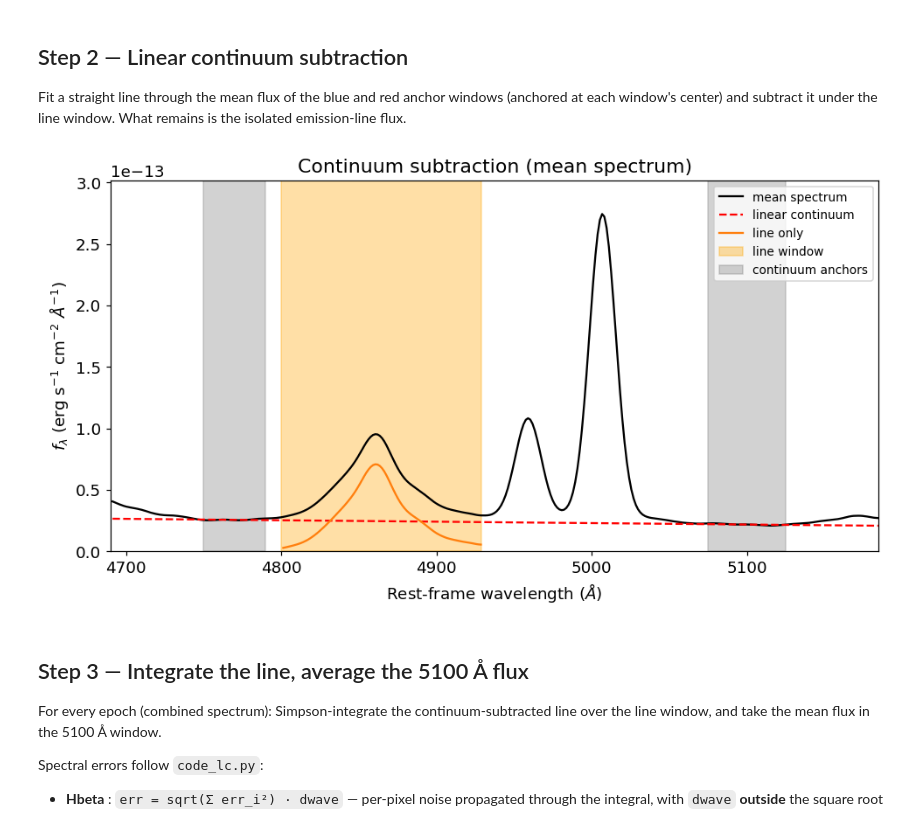
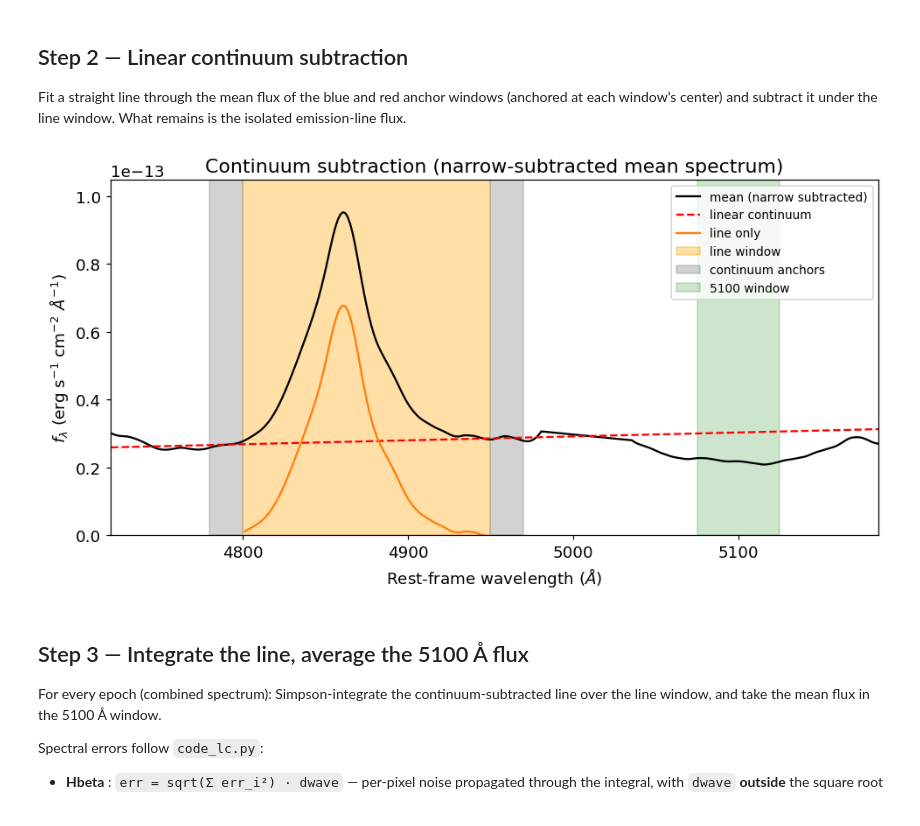
Before and after one commit to kaiwen-kakuiii/reu_2026, a Jupyter notebook: spec_lc_pipeline.ipynb, the cells around one changed output. Saved outputs shown, nothing was run; the diff lists cells and outputs as text; code cells hidden in the pictures.

Commit message:
major change to the pipeline
Do narrow subtraction at first, enable broad hbeta flux measurment underneath oiii lines.

```diff
--- a/spec_lc_pipeline.ipynb
+++ b/spec_lc_pipeline.ipynb
@@ -72,15 +92,36 @@ EXCLUDE_SUBSTR = ["rebin", ".out", "20200205"]   # 20200205 = bad night (NGC3227
 
 # ---- Spectral windows (rest-frame, Angstrom)  ==  THE WINDOWS VARIABLES =====
 # Defaults below are NGC 3227 H-beta. Change these for a different line/target.
-LINE_WINDOW = (4800.0, 4929.0)   # emission line to integrate
-CONT_BLUE   = (4750.0, 4790.0)   # blue continuum anchor (median flux taken here)
-CONT_RED    = (5075.0, 5125.0)   # red  continuum anchor (median flux taken here)
+# With a NARROW_PROFILE set the [OIII] lines are removed, so LINE_WINDOW may
+# span the cleaned [OIII] region and catch the broad red wing (use ~(4800, 4929)
+# instead if running WITHOUT narrow subtraction, to stay clear of [OIII]4959).
+LINE_WINDOW = (4800.0, 4950.0)   # emission line to integrate
+CONT_BLUE   = (4780.0, 4800.0)   # blue continuum anchor (median flux taken here)
+CONT_RED    = (4950.0, 4970.0)   # red  continuum anchor (median flux taken here)
 WIN_5100    = (5075.0, 5125.0)   # window whose median flux defines the "5100 A" point
+
+# ---- Narrow-line subtraction (run subtract_narrow_mean.py FIRST) ------------
+# Path to the <obj>_narrow_profile.txt written by subtract_narrow_mean.py.
+# Build it from THIS pipeline's rest-frame mean, e.g.:
+#   python subtract_narrow_mean.py spec_mean_hbeta.txt \
+#       --contil 4750 4790 --contir 5075 5125 --oiii 4981 5031 \
+#       --oiii4959 4931 4981 --hb 4782 4931 --obj NGC3227
+# Do NOT reuse a profile made from an observed-frame spectrum (e.g. the old
+# combined.txt.meanrms) -- Step 1b checks for a frame mismatch and warns.
+# Set to None to skip narrow subtraction entirely.
+NARROW_PROFILE = "NGC3227_narrow_profile.txt"
+
+# Subtract narrow Hbeta as well?
+#   True  -> remove [OIII]4959,5007 + narrow Hbeta: broad-only light curve.
+#   False -> remove only [OIII]4959,5007; narrow Hbeta stays in the line flux
+#            (MAHA light-curve convention -- constant offset, CCF-neutral).
+SUBTRACT_NARROW_HB = False
 
 plt.rcParams.update({"figure.dpi": 110, "font.size": 12})
 print(f"Target: {TARGET} | line: {LINE_NAME}")
 print(f"Input : {INPUT_DIR}")
 print(f"Output: {OUTPUT_DIR}")
+print(f"Narrow profile: {NARROW_PROFILE} | subtract narrow Hbeta: {SUBTRACT_NARROW_HB}")
 # %% [output]
 Target: NGC3227 | line: hbeta
 Input : /Users/kaiwenzhang/Desktop/NGC 3227/Halpha_analysis/agn_only_dered_spectra
@@ -289,39 +414,40 @@ def subtract_local_continuum(lam, flux):
     LINE_WINDOW. Returns (line_only, continuum_model).
 
     Anchor levels use the MEDIAN of each window (robust against cosmic rays /
     bad pixels), matching code_lc.py's mediancl / mediancr."""
     x_blue = 0.5 * (CONT_BLUE[0] + CONT_BLUE[1])
     x_red = 0.5 * (CONT_RED[0] + CONT_RED[1])
     f_blue = np.median(flux[(lam >= CONT_BLUE[0]) & (lam <= CONT_BLUE[1])])
     f_red = np.median(flux[(lam >= CONT_RED[0]) & (lam <= CONT_RED[1])])
     slope, intercept, *_ = linregress([x_blue, x_red], [f_blue, f_red])
     continuum = slope * lam + intercept
 
     line_only = np.zeros_like(flux)
     m = (lam >= LINE_WINDOW[0]) & (lam <= LINE_WINDOW[1])
     line_only[m] = flux[m] - continuum[m]
     return line_only, continuum
 
 
-# Demo on the mean spectrum
-mean_line, mean_cont = subtract_local_continuum(wl, mean_flux)
+# Demo on the (narrow-subtracted) mean spectrum
+mean_ns = subtract_narrow(wl, mean_flux)
+mean_line, mean_cont = subtract_local_continuum(wl, mean_ns)
 m_line = (wl >= LINE_WINDOW[0]) & (wl <= LINE_WINDOW[1])
 
 plt.figure(figsize=(9, 5))
-plt.plot(wl[zoom], mean_flux[zoom], c="k", label="mean spectrum")
+plt.plot(wl[zoom], mean_ns[zoom], c="k", label="mean (narrow subtracted)")
 plt.plot(wl[zoom], mean_cont[zoom], "r--", label="linear continuum")
 plt.plot(wl[m_line], mean_line[m_line], c="tab:orange", label="line only")
 shade_windows(plt.gca())
 plt.xlim(lo, hi)
-plt.ylim(0, np.nanmax(mean_flux[zoom]) * 1.1)
+plt.ylim(0, np.nanmax(mean_ns[zoom]) * 1.1)
 plt.xlabel(r"Rest-frame wavelength ($\AA$)")
 plt.ylabel(r"$f_\lambda$ (erg s$^{-1}$ cm$^{-2}$ $\AA^{-1}$)")
 plt.legend(fontsize=9)
-plt.title("Continuum subtraction (mean spectrum)")
+plt.title("Continuum subtraction (narrow-subtracted mean spectrum)")
 plt.tight_layout()
 plt.show()
 # %% [output]
-[figure, old version]
+[figure, new version]
 # %% [markdown]
 ## Step 3 — Integrate the line, average the 5100 Å flux
 
```
Also changed, not shown: parts of 14 cells of this notebook, 2 other files.
